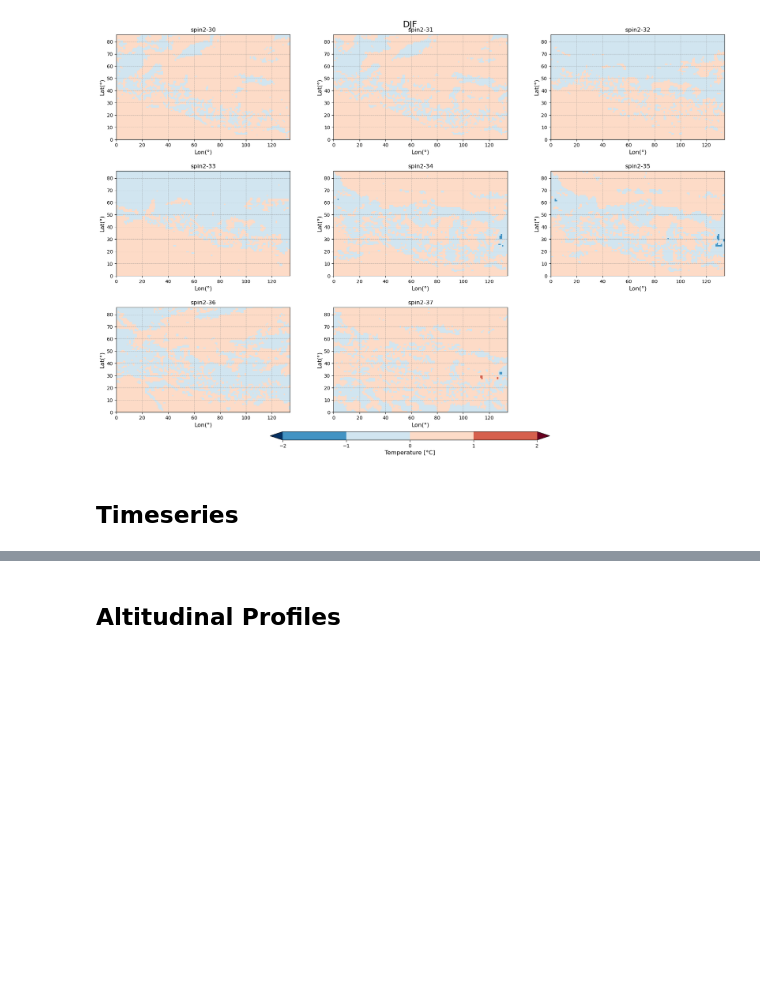
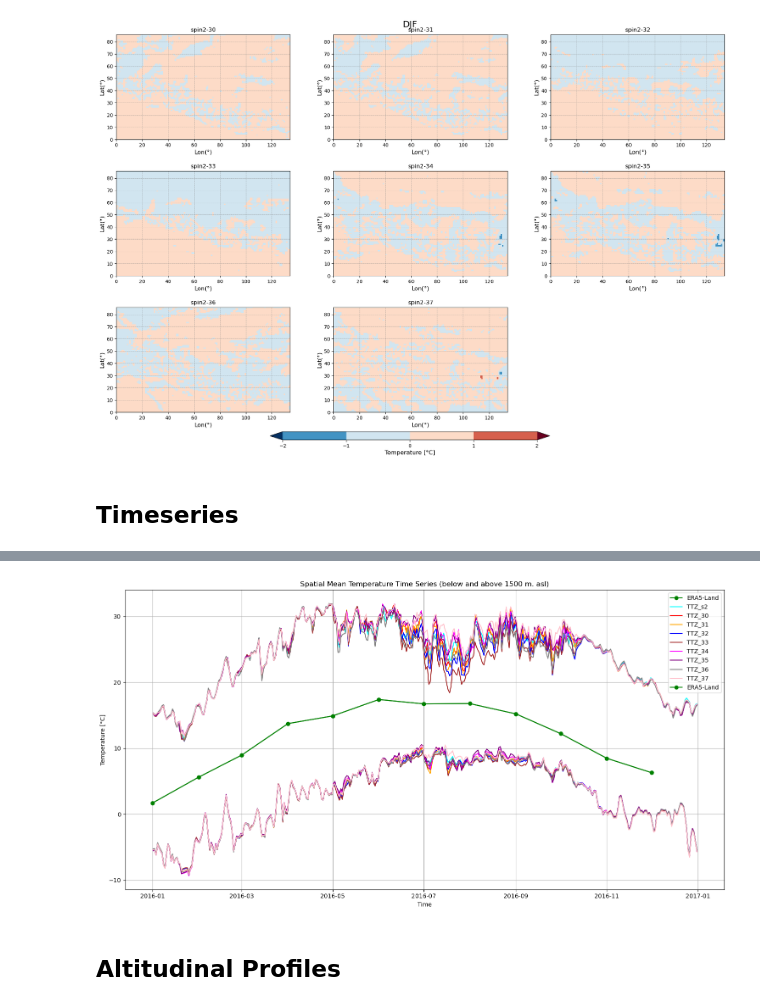
Before and after one commit to xfain/MAR_HMA, a Jupyter notebook: comparison_tmp.era5-land_MAR_GRa_sensitivity.ipynb, the cells around one changed output, grey strips where cells are left out. Cells and saved outputs as stored; diff of their text form; code cells hidden in the pictures; blank space fills up the shorter version.

```diff
--- a/comparison_tmp.era5-land_MAR_GRa_sensitivity.ipynb
+++ b/comparison_tmp.era5-land_MAR_GRa_sensitivity.ipynb
@@ -430,3 +456,59 @@ plt.show()
+# %%
+ts_TTZ_s2_high=ds_TTZ_s2.where(orog_mar > alti_thrs).mean('X').mean('Y')
+ts_TTZ_30_high=ds_TTZ_30.where(orog_mar > alti_thrs).mean('X').mean('Y')
+ts_TTZ_31_high=ds_TTZ_31.where(orog_mar > alti_thrs).mean('X').mean('Y')
+ts_TTZ_32_high=ds_TTZ_32.where(orog_mar > alti_thrs).mean('X').mean('Y')
+ts_TTZ_33_high=ds_TTZ_33.where(orog_mar > alti_thrs).mean('X').mean('Y')
+ts_TTZ_34_high=ds_TTZ_34.where(orog_mar > alti_thrs).mean('X').mean('Y')
+ts_TTZ_35_high=ds_TTZ_35.where(orog_mar > alti_thrs).mean('X').mean('Y')
+ts_TTZ_36_high=ds_TTZ_36.where(orog_mar > alti_thrs).mean('X').mean('Y')
+ts_TTZ_37_high=ds_TTZ_37.where(orog_mar > alti_thrs).mean('X').mean('Y')
+# %%
+ts_TTZ_s2_low=ds_TTZ_s2.where(orog_mar < alti_thrs).mean('X').mean('Y')
+ts_TTZ_30_low=ds_TTZ_30.where(orog_mar < alti_thrs).mean('X').mean('Y')
+ts_TTZ_31_low=ds_TTZ_31.where(orog_mar < alti_thrs).mean('X').mean('Y')
+ts_TTZ_32_low=ds_TTZ_32.where(orog_mar < alti_thrs).mean('X').mean('Y')
+ts_TTZ_33_low=ds_TTZ_33.where(orog_mar < alti_thrs).mean('X').mean('Y')
+ts_TTZ_34_low=ds_TTZ_34.where(orog_mar < alti_thrs).mean('X').mean('Y')
+ts_TTZ_35_low=ds_TTZ_35.where(orog_mar < alti_thrs).mean('X').mean('Y')
+ts_TTZ_36_low=ds_TTZ_36.where(orog_mar < alti_thrs).mean('X').mean('Y')
+ts_TTZ_37_low=ds_TTZ_37.where(orog_mar < alti_thrs).mean('X').mean('Y')
+# %%
+fig=plt.figure(figsize=(15, 8))
+
+plt.plot(ts_obs.time,ts_obs, '-o', label='ERA5-Land',color='green')
+plt.plot(ts_TTZ_30_high.TIME,ts_TTZ_s2_high,label='TTZ_s2',color='cyan')
+plt.plot(ts_TTZ_30_high.TIME,ts_TTZ_30_high,label='TTZ_30',color=colorList[0])
+plt.plot(ts_TTZ_30_high.TIME,ts_TTZ_31_high,label='TTZ_31',color=colorList[1])
+plt.plot(ts_TTZ_30_high.TIME,ts_TTZ_32_high,label='TTZ_32',color=colorList[2])
+plt.plot(ts_TTZ_30_high.TIME,ts_TTZ_33_high,label='TTZ_33',color=colorList[3])
+plt.plot(ts_TTZ_30_high.TIME,ts_TTZ_34_high,label='TTZ_34',color=colorList[4])
+plt.plot(ts_TTZ_30_high.TIME,ts_TTZ_35_high,label='TTZ_35',color=colorList[5])
+plt.plot(ts_TTZ_30_high.TIME,ts_TTZ_36_high,label='TTZ_36',color=colorList[6])
+plt.plot(ts_TTZ_30_high.TIME,ts_TTZ_37_high,label='TTZ_37',color=colorList[7])
+
+
+plt.plot(ts_obs.time,ts_obs, '-o', label='ERA5-Land',color='green')
+plt.plot(ts_TTZ_30_low.TIME,ts_TTZ_s2_low,color='cyan')
+plt.plot(ts_TTZ_30_low.TIME,ts_TTZ_30_low,color=colorList[0])
+plt.plot(ts_TTZ_30_low.TIME,ts_TTZ_31_low,color=colorList[1])
+plt.plot(ts_TTZ_30_low.TIME,ts_TTZ_32_low,color=colorList[2])
+plt.plot(ts_TTZ_30_low.TIME,ts_TTZ_33_low,color=colorList[3])
+plt.plot(ts_TTZ_30_low.TIME,ts_TTZ_34_low,color=colorList[4])
+plt.plot(ts_TTZ_30_low.TIME,ts_TTZ_35_low,color=colorList[5])
+plt.plot(ts_TTZ_30_low.TIME,ts_TTZ_36_low,color=colorList[6])
+plt.plot(ts_TTZ_30_low.TIME,ts_TTZ_37_low,color=colorList[7])
+
+# Plot formatting
+plt.xlabel('Time')
+plt.ylabel('Temperature [°C]')  # Update with correct units
+plt.title('Spatial Mean Temperature Time Series (below and above '+str(alti_thrs)+' m. asl)')
+plt.legend()
+plt.grid(True)
+plt.tight_layout()
+plt.show()
+# %% [output]
+[figure, added]
 # %% [markdown]
 ## Altitudinal Profiles
 # %%
```
Also changed, not shown: parts of 8 cells of this notebook, 4 other files.
